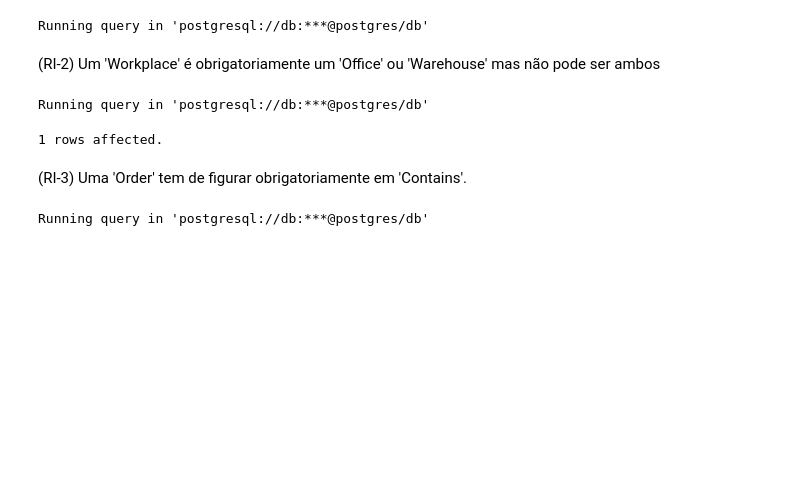
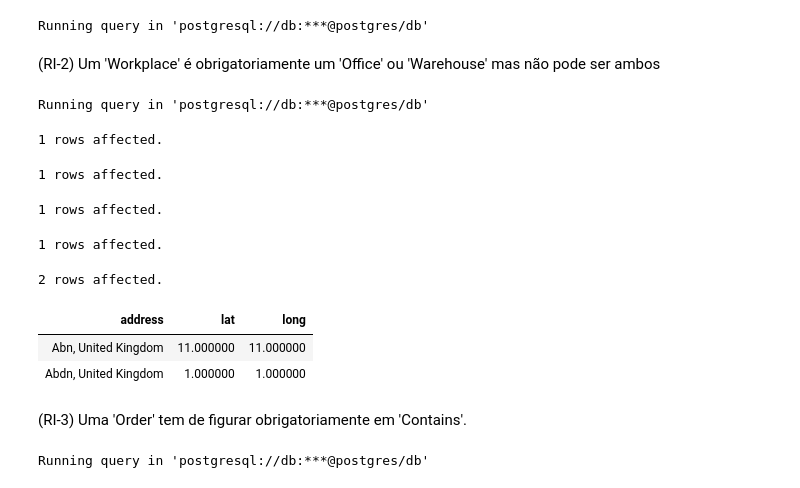
Before and after one commit to joaopr03/db_project, a Jupyter notebook: Entrega3/E3-report-19.ipynb, the cells around one changed output. Drawn from its saved outputs; the diff is of its cells as text; code cells hidden in the pictures; blank space fills up the shorter version.

```diff
--- a/Entrega3/E3-report-19.ipynb
+++ b/Entrega3/E3-report-19.ipynb
@@ -300,45 +300,57 @@ Running query in 'postgresql://db:***@postgres/db'
 # %%
 %%sql
 -- (RI-2)
-/*DROP TRIGGER IF EXISTS verifica_workplace ON workplace;
+DROP TRIGGER IF EXISTS verifica_workplace ON workplace;
 
 CREATE OR REPLACE FUNCTION verifica_workplace_trigger() RETURNS TRIGGER AS $$
 BEGIN
     IF NEW.address IN (SELECT address FROM office) AND NEW.address IN (SELECT address FROM warehouse) THEN
        RAISE EXCEPTION 'Um Workplace não pode ser Office e Warehouse ao mesmo tempo.';
     ELSIF NEW.address NOT IN (SELECT address FROM office) AND NEW.address NOT IN (SELECT address FROM warehouse) THEN
-        RAISE EXCEPTION 'O Workplace "%" tem de ser obrigatoriamente Office ou Warehouse.', NEW.address;
+        RAISE EXCEPTION 'O Workplace % tem de ser obrigatoriamente Office ou Warehouse.', NEW.address;
     END IF;
     RETURN NEW;
 END
 $$ LANGUAGE plpgsql;
 
 CREATE CONSTRAINT TRIGGER verifica_workplace AFTER INSERT OR UPDATE ON workplace
-    FOR EACH ROW EXECUTE FUNCTION verifica_workplace_trigger();*/
+    FOR EACH ROW EXECUTE FUNCTION verifica_workplace_trigger();
 
+--remove foreign key constraints
+ALTER TABLE office
+    DROP CONSTRAINT office_address_fkey;
 
+ALTER TABLE warehouse
+    DROP CONSTRAINT warehouse_address_fkey;
 
+--add foreign key constraints with DEFERRABLE INITIALLY DEFERRED to insert office/warehouse before workplace
+--but office/warehouse and workplace need to be inserted in the same transaction
+ALTER TABLE office
+    ADD FOREIGN KEY (address) REFERENCES workplace
+        DEFERRABLE INITIALLY DEFERRED;
 
+ALTER TABLE warehouse
+    ADD FOREIGN KEY (address) REFERENCES workplace
+        DEFERRABLE INITIALLY DEFERRED;
 
--- test trigger
-
---INSERT INTO workplace
---VALUES ('Vs, Lithuania', 53.41, 24.17), ('PS, Egypt', 30.15, 31.17);
-
---INSERT INTO office
---VALUES ('Port Said, Egypt'), ('Abn, United Kingdom');
-
---INSERT INTO warehouse
---VALUES ('Mlaga, Spain'), ('Prto, Portugal');
-
-
---SELECT * FROM office;
---SELECT * FROM warehouse;
---SELECT * FROM workplace;
-SELECT;
+--test trigger #to remove
+START TRANSACTION;
+INSERT INTO office VALUES ('Abn, United Kingdom');
+INSERT INTO warehouse VALUES ('Abdn, United Kingdom');
+INSERT INTO workplace VALUES ('Abn, United Kingdom', 11, 11);
+INSERT INTO workplace VALUES ('Abdn, United Kingdom', 1, 1);
+COMMIT;
+SELECT * FROM workplace WHERE address LIKE 'A%m';
 # %% [output]
 Running query in 'postgresql://db:***@postgres/db'
 1 rows affected.
+1 rows affected.
+1 rows affected.
+1 rows affected.
+2 rows affected.
+| address | lat | long |
+| Abn, United Kingdom | 11.000000 | 11.000000 |
+| Abdn, United Kingdom | 1.000000 | 1.000000 |
 # %% [markdown]
 (RI-3) Uma 'Order' tem de figurar obrigatoriamente em 'Contains'.
 # %%
```
Also changed, not shown: parts of 3 cells of this notebook.
